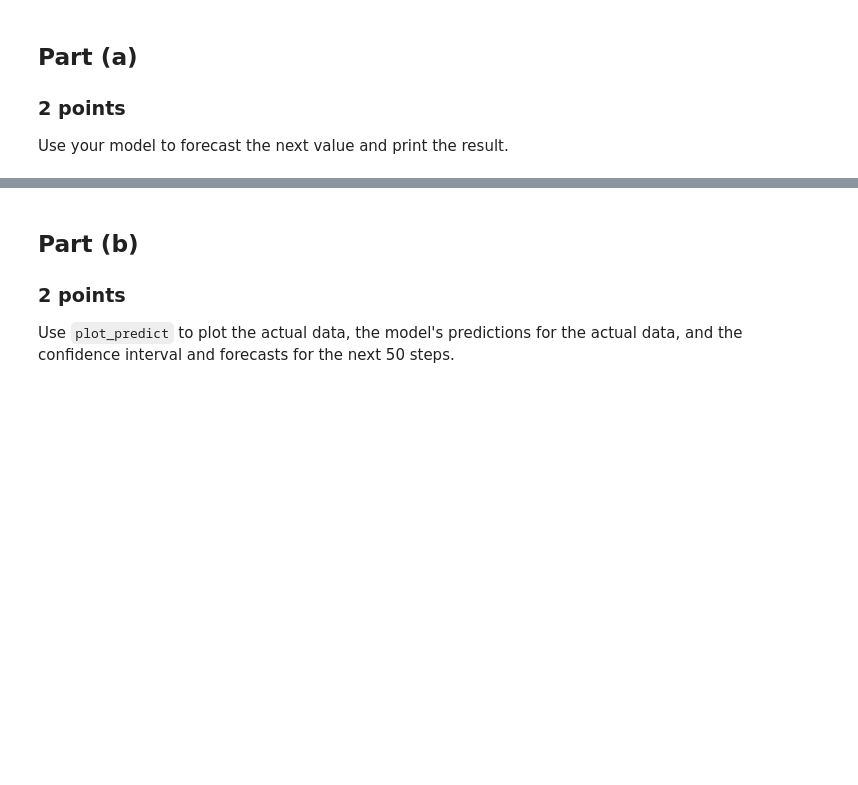
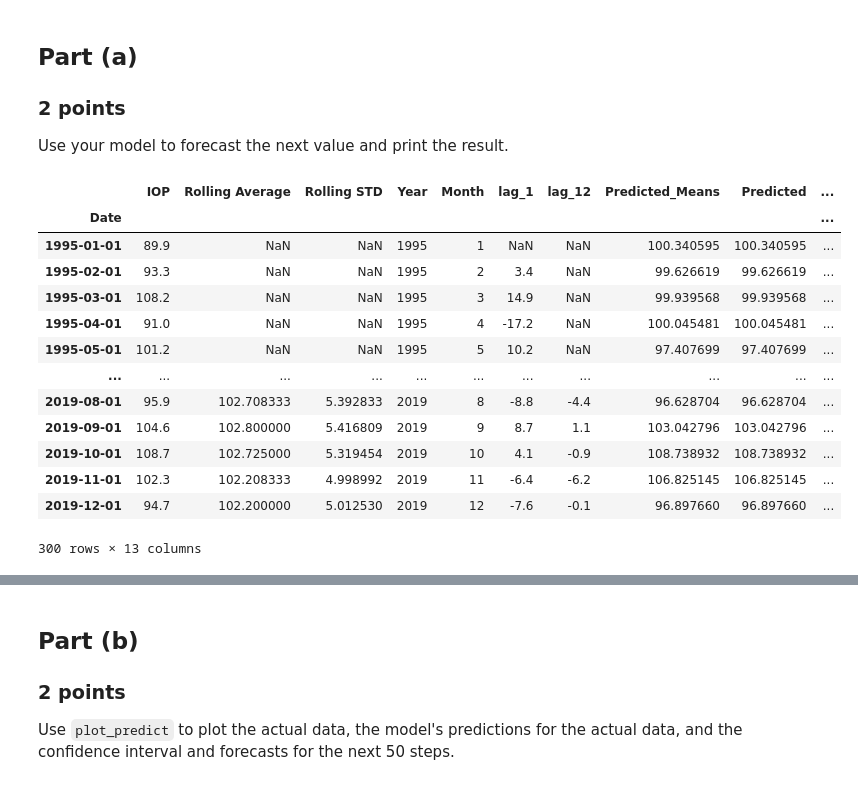
Before and after one commit to DuncanFerguson/GITHUB_REPOSITORY, a Jupyter notebook: DU_MSDS/Data Science Tools 1/Assignment_5/Duncan_Ferguson_Assignment_5.ipynb, the cells around one changed output, grey strips where cells are left out. Saved outputs shown, nothing was run; the diff lists cells and outputs as text; code cells hidden in the pictures; blank space fills up the shorter version.

Commit message:
Assignment 5 Queplstion 5 Forecasting

```diff
--- a/DU_MSDS/Data Science Tools 1/Assignment_5/Duncan_Ferguson_Assignment_5.ipynb
+++ b/DU_MSDS/Data Science Tools 1/Assignment_5/Duncan_Ferguson_Assignment_5.ipynb
@@ -487,3 +488,26 @@ For this question, use whichever model from question 4 ended up being the better
 ### 2 points
 
 Use your model to forecast the next value and print the result.
+# %%
+md1 =pd.DataFrame(model.forecast(steps=40))
+md2 =pd.DataFrame(model2.forecast(steps=40))
+md2.index.names= ['Date']
+md1.index.names= ['Date']
+md3 = md1.merge(md2, on='Date', how='left').copy()
+md3.rename(columns={'predicted_mean_x':'Predicted1', 'predicted_mean_y':'Predict2'}, inplace=True)
+ProductionVolume.join(md3)
+# %% [output]
+|  | IOP | Rolling Average | Rolling STD | Year | Month | lag_1 | lag_12 | Predicted_Means | Predicted | ... |
+| Date |  |  |  |  |  |  |  |  |  | ... |
+| 1995-01-01 | 89.9 | NaN | NaN | 1995 | 1 | NaN | NaN | 100.340595 | 100.340595 | ... |
+| 1995-02-01 | 93.3 | NaN | NaN | 1995 | 2 | 3.4 | NaN | 99.626619 | 99.626619 | ... |
+| 1995-03-01 | 108.2 | NaN | NaN | 1995 | 3 | 14.9 | NaN | 99.939568 | 99.939568 | ... |
+| 1995-04-01 | 91.0 | NaN | NaN | 1995 | 4 | -17.2 | NaN | 100.045481 | 100.045481 | ... |
+| 1995-05-01 | 101.2 | NaN | NaN | 1995 | 5 | 10.2 | NaN | 97.407699 | 97.407699 | ... |
+| ... | ... | ... | ... | ... | ... | ... | ... | ... | ... | ... |
+| 2019-08-01 | 95.9 | 102.708333 | 5.392833 | 2019 | 8 | -8.8 | -4.4 | 96.628704 | 96.628704 | ... |
+| 2019-09-01 | 104.6 | 102.800000 | 5.416809 | 2019 | 9 | 8.7 | 1.1 | 103.042796 | 103.042796 | ... |
+| 2019-10-01 | 108.7 | 102.725000 | 5.319454 | 2019 | 10 | 4.1 | -0.9 | 108.738932 | 108.738932 | ... |
+| 2019-11-01 | 102.3 | 102.208333 | 4.998992 | 2019 | 11 | -6.4 | -6.2 | 106.825145 | 106.825145 | ... |
+| 2019-12-01 | 94.7 | 102.200000 | 5.012530 | 2019 | 12 | -7.6 | -0.1 | 96.897660 | 96.897660 | ... |
+300 rows × 13 columns
```
Also changed, not shown: parts of 8 cells of this notebook.
